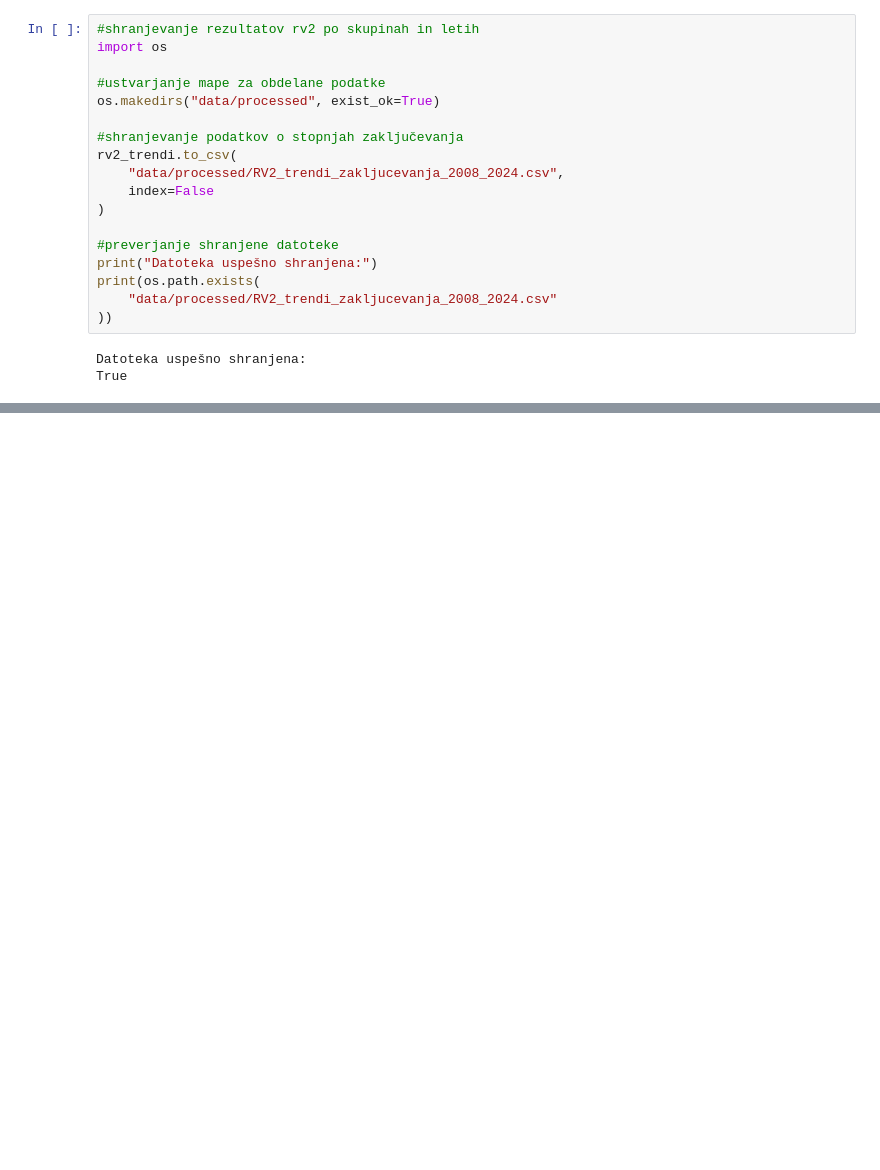
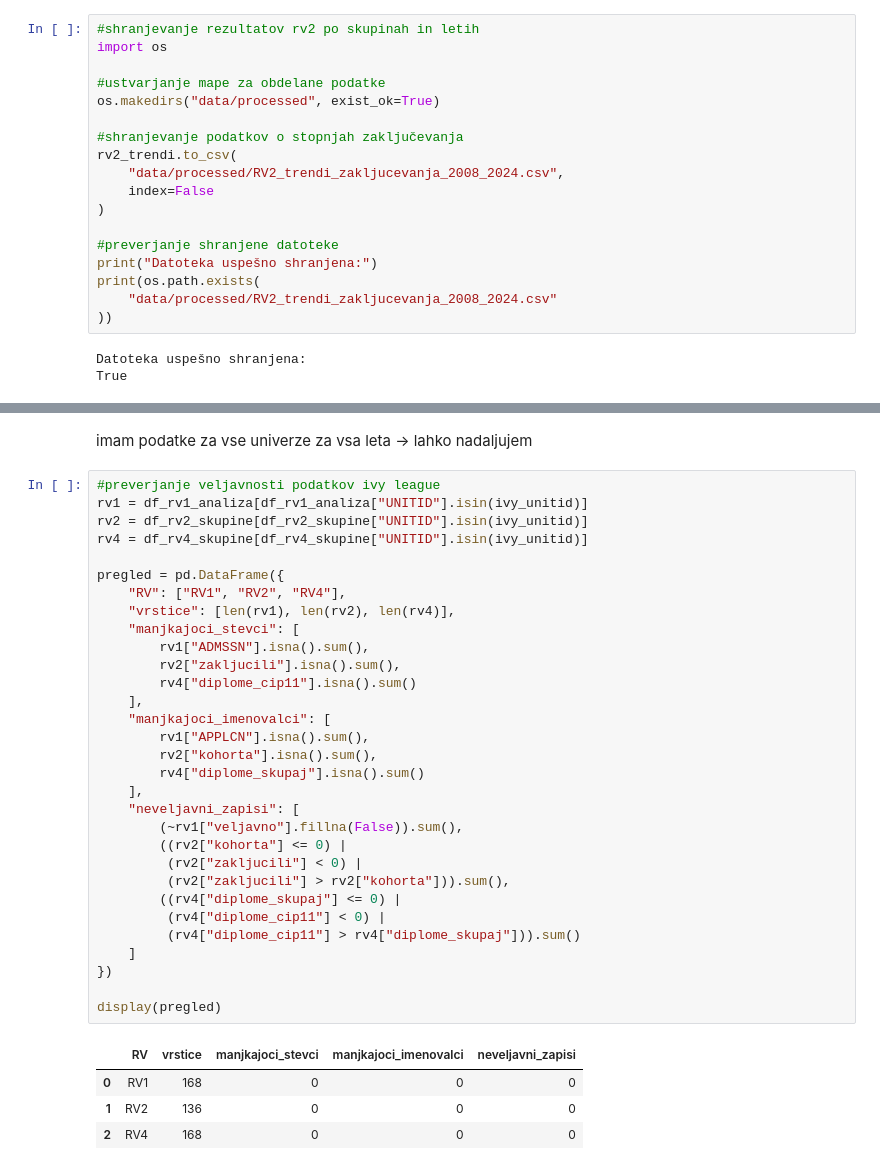
Before and after one commit to anacvetkoo/MOS-projekt, a Jupyter notebook: notebooks/Ana_teden3.ipynb, the cells around one changed output, grey strips where cells are left out. Saved outputs shown, nothing was run; the diff lists cells and outputs as text; blank space fills up the shorter version.

```diff
--- a/notebooks/Ana_teden3.ipynb
+++ b/notebooks/Ana_teden3.ipynb
@@ -1622,0 +1707,38 @@ True
+# %% [markdown]
+imam podatke za vse univerze za vsa leta -> lahko nadaljujem
+# %%
+#preverjanje veljavnosti podatkov ivy league
+rv1 = df_rv1_analiza[df_rv1_analiza["UNITID"].isin(ivy_unitid)]
+rv2 = df_rv2_skupine[df_rv2_skupine["UNITID"].isin(ivy_unitid)]
+rv4 = df_rv4_skupine[df_rv4_skupine["UNITID"].isin(ivy_unitid)]
+
+pregled = pd.DataFrame({
+    "RV": ["RV1", "RV2", "RV4"],
+    "vrstice": [len(rv1), len(rv2), len(rv4)],
+    "manjkajoci_stevci": [
+        rv1["ADMSSN"].isna().sum(),
+        rv2["zakljucili"].isna().sum(),
+        rv4["diplome_cip11"].isna().sum()
+    ],
+    "manjkajoci_imenovalci": [
+        rv1["APPLCN"].isna().sum(),
+        rv2["kohorta"].isna().sum(),
+        rv4["diplome_skupaj"].isna().sum()
+    ],
+    "neveljavni_zapisi": [
+        (~rv1["veljavno"].fillna(False)).sum(),
+        ((rv2["kohorta"] <= 0) |
+         (rv2["zakljucili"] < 0) |
+         (rv2["zakljucili"] > rv2["kohorta"])).sum(),
+        ((rv4["diplome_skupaj"] <= 0) |
+         (rv4["diplome_cip11"] < 0) |
+         (rv4["diplome_cip11"] > rv4["diplome_skupaj"])).sum()
+    ]
+})
+
+display(pregled)
+# %% [output]
+|  | RV | vrstice | manjkajoci_stevci | manjkajoci_imenovalci | neveljavni_zapisi |
+| 0 | RV1 | 168 | 0 | 0 | 0 |
+| 1 | RV2 | 136 | 0 | 0 | 0 |
+| 2 | RV4 | 168 | 0 | 0 | 0 |
```
Also changed, not shown: parts of 7 cells of this notebook.
